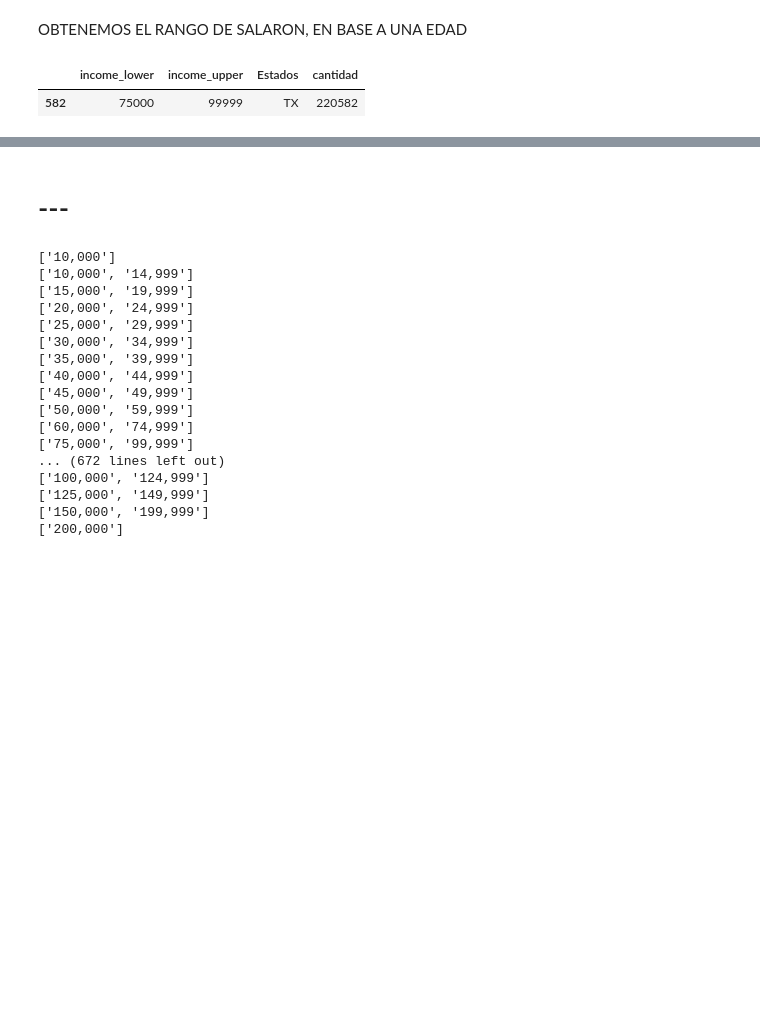
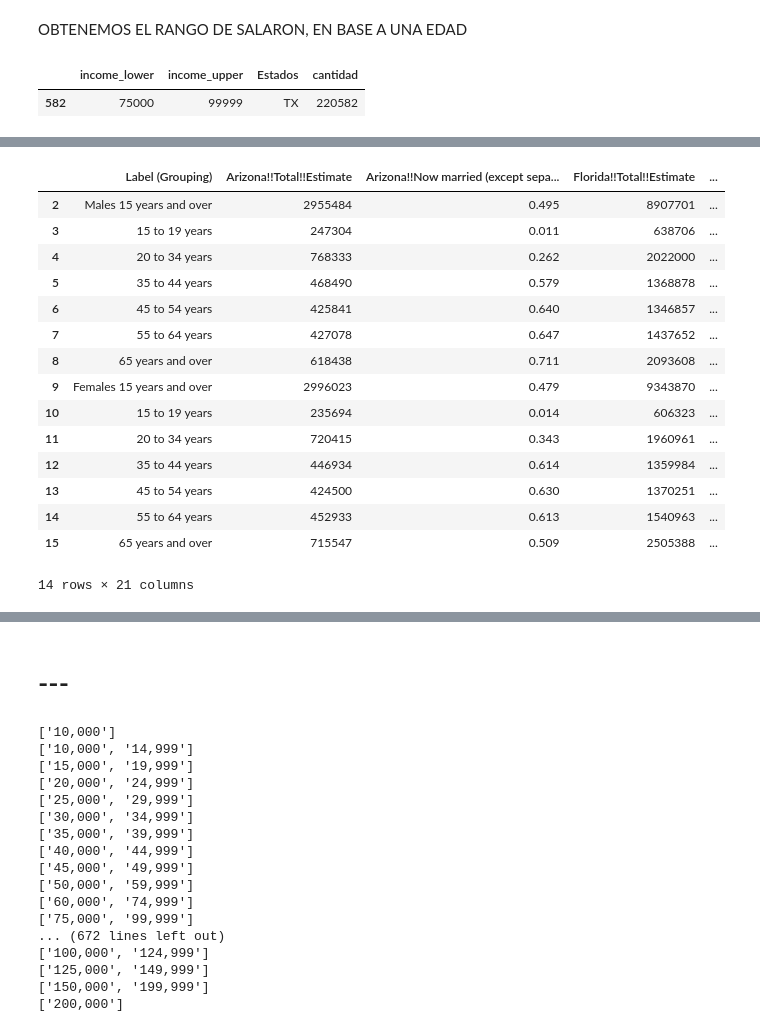
Before and after one commit to CarlosAlvarado-git/Proyecto_Final_BI, a Jupyter notebook: censusData.ipynb, the cells around one changed output, grey strips where cells are left out. Cells and saved outputs as stored; diff of their text form; code cells hidden in the pictures; blank space fills up the shorter version.

```diff
--- a/censusData.ipynb
+++ b/censusData.ipynb
@@ -453,0 +484,25 @@ pd.DataFrame(income.iloc[num[0]]).T
+# %%
+pasos = 1
+matrimonio_data = matrimonio.iloc[2:16,[0]]
+for cont in range(10):
+    matrimonio_data.insert(matrimonio_data.shape[1], matrimonio.columns[pasos],matrimonio.iloc[2:16,[pasos]].apply(lambda x: x.str.replace(',', '')).astype(int), True)
+    pasos += 1
+    matrimonio_data.insert(matrimonio_data.shape[1], matrimonio.columns[pasos],matrimonio.iloc[2:16,[pasos]].apply(lambda x: x.str.replace('%', '')).astype(float)/100, True)
+    pasos += 5
+# %% [output]
+|  | Label (Grouping) | Arizona!!Total!!Estimate | Arizona!!Now married (except sepa... | Florida!!Total!!Estimate | ... |
+| 2 | Males 15 years and over | 2955484 | 0.495 | 8907701 | ... |
+| 3 | 15 to 19 years | 247304 | 0.011 | 638706 | ... |
+| 4 | 20 to 34 years | 768333 | 0.262 | 2022000 | ... |
+| 5 | 35 to 44 years | 468490 | 0.579 | 1368878 | ... |
+| 6 | 45 to 54 years | 425841 | 0.640 | 1346857 | ... |
+| 7 | 55 to 64 years | 427078 | 0.647 | 1437652 | ... |
+| 8 | 65 years and over | 618438 | 0.711 | 2093608 | ... |
+| 9 | Females 15 years and over | 2996023 | 0.479 | 9343870 | ... |
+| 10 | 15 to 19 years | 235694 | 0.014 | 606323 | ... |
+| 11 | 20 to 34 years | 720415 | 0.343 | 1960961 | ... |
+| 12 | 35 to 44 years | 446934 | 0.614 | 1359984 | ... |
+| 13 | 45 to 54 years | 424500 | 0.630 | 1370251 | ... |
+| 14 | 55 to 64 years | 452933 | 0.613 | 1540963 | ... |
+| 15 | 65 years and over | 715547 | 0.509 | 2505388 | ... |
+14 rows × 21 columns
```
Also changed, not shown: parts of 10 cells of this notebook.
